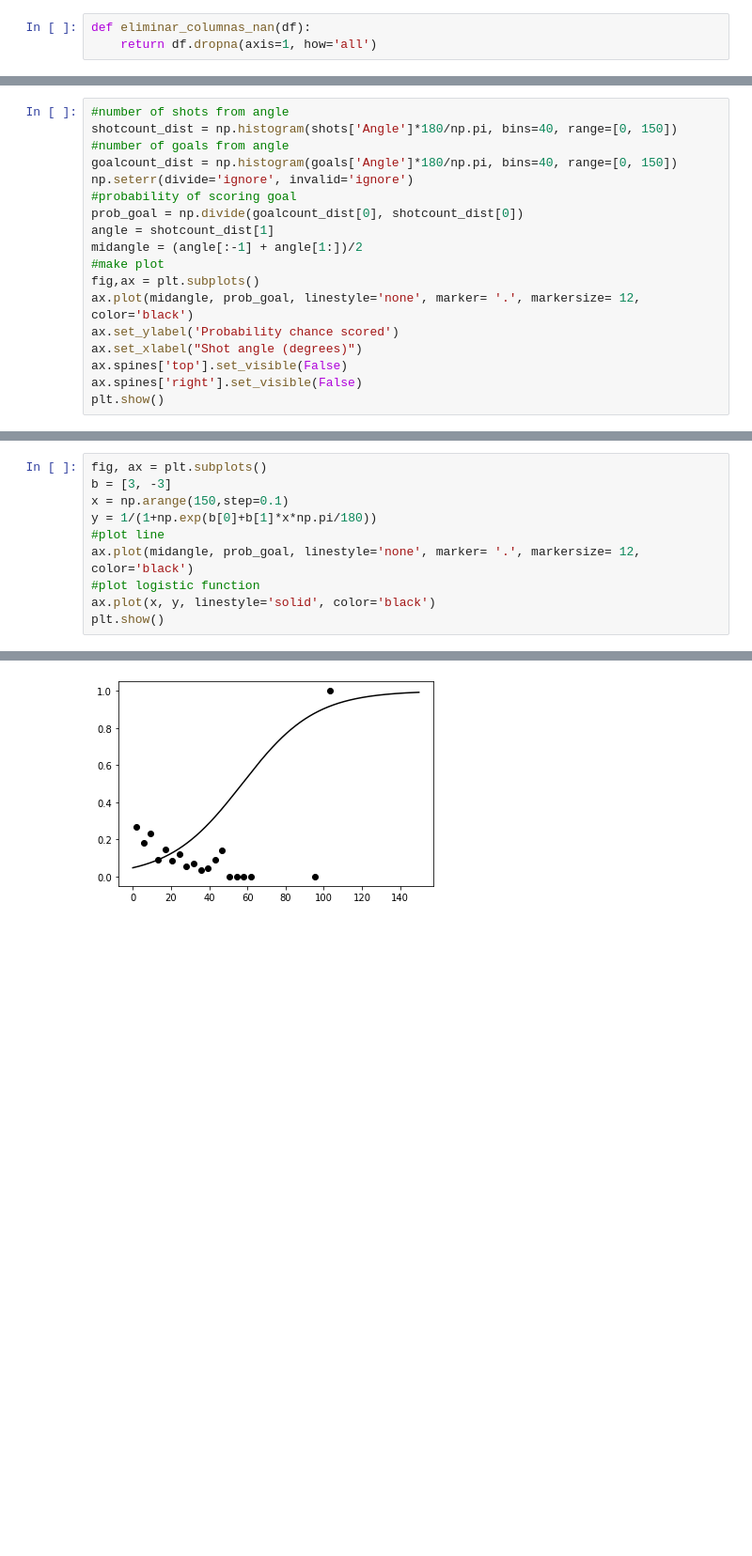
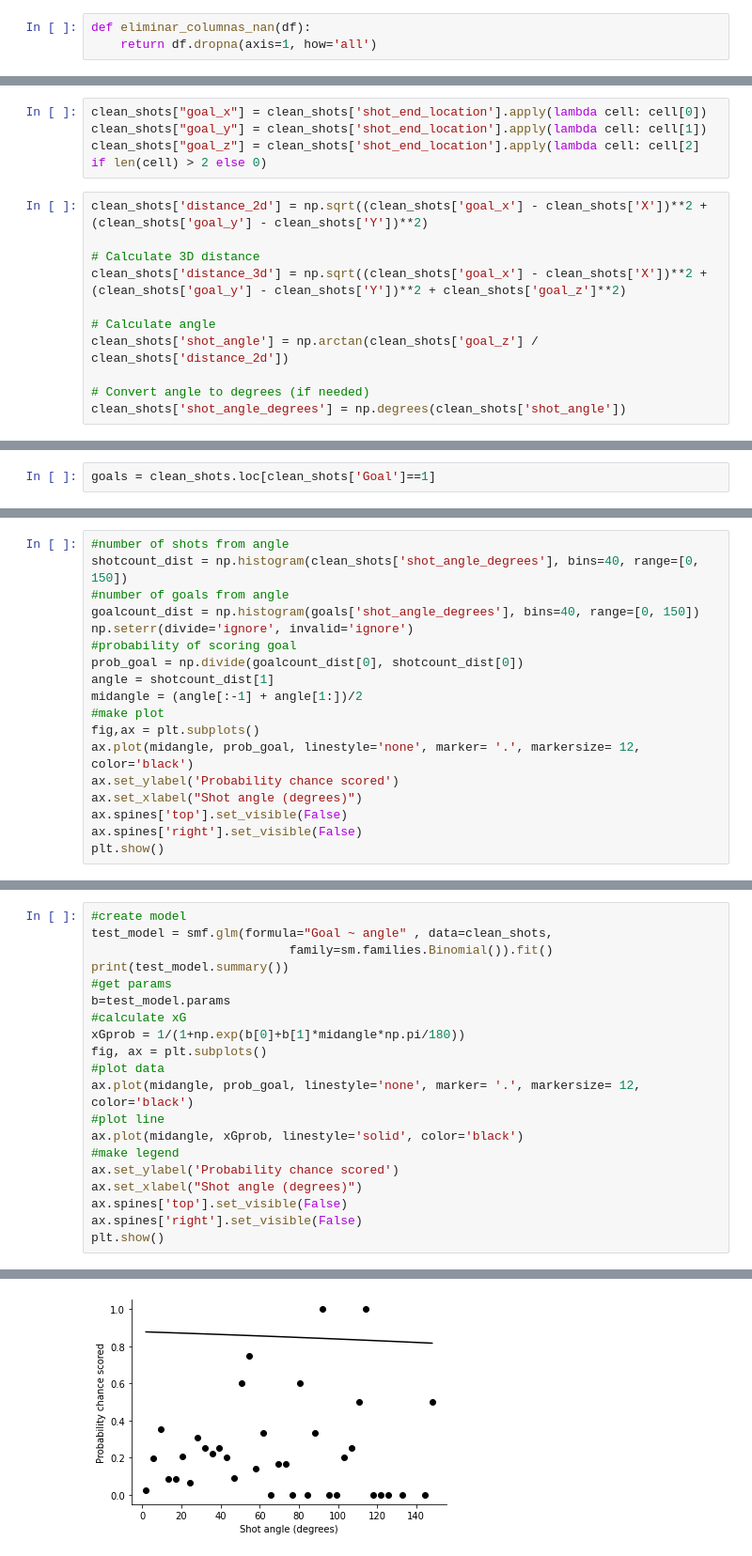
Before and after one commit to luisalawson/proyecto-TD8, a Jupyter notebook: BayerLeverkusenxG.ipynb, the cells around one changed output, grey strips where cells are left out. Shown at 94% size. Saved outputs shown, nothing was run; the diff lists cells and outputs as text; blank space fills up the shorter version.

```diff
--- a/BayerLeverkusenxG.ipynb
+++ b/BayerLeverkusenxG.ipynb
@@ -179,0 +90,15 @@ plt.show()
+# %%
+clean_shots["goal_x"] = clean_shots['shot_end_location'].apply(lambda cell: cell[0])
+clean_shots["goal_y"] = clean_shots['shot_end_location'].apply(lambda cell: cell[1])
+clean_shots["goal_z"] = clean_shots['shot_end_location'].apply(lambda cell: cell[2] if len(cell) > 2 else 0)
+# %%
+clean_shots['distance_2d'] = np.sqrt((clean_shots['goal_x'] - clean_shots['X'])**2 + (clean_shots['goal_y'] - clean_shots['Y'])**2)
+
+# Calculate 3D distance
+clean_shots['distance_3d'] = np.sqrt((clean_shots['goal_x'] - clean_shots['X'])**2 + (clean_shots['goal_y'] - clean_shots['Y'])**2 + clean_shots['goal_z']**2)
+
+# Calculate angle
+clean_shots['shot_angle'] = np.arctan(clean_shots['goal_z'] / clean_shots['distance_2d'])
+
+# Convert angle to degrees (if needed)
+clean_shots['shot_angle_degrees'] = np.degrees(clean_shots['shot_angle'])
@@ -180,2 +142,4 @@ plt.show()
+# %%
+goals = clean_shots.loc[clean_shots['Goal']==1]
 # %%
 #first 200 shots
@@ -210,8 +159,8 @@ Name: Angle, Length: 86, dtype: float64>
 # %%
 #number of shots from angle
-shotcount_dist = np.histogram(shots['Angle']*180/np.pi, bins=40, range=[0, 150])
+shotcount_dist = np.histogram(clean_shots['shot_angle_degrees'], bins=40, range=[0, 150])
 #number of goals from angle
-goalcount_dist = np.histogram(goals['Angle']*180/np.pi, bins=40, range=[0, 150])
+goalcount_dist = np.histogram(goals['shot_angle_degrees'], bins=40, range=[0, 150])
 np.seterr(divide='ignore', invalid='ignore')
 #probability of scoring goal
 prob_goal = np.divide(goalcount_dist[0], shotcount_dist[0])
@@ -230,11 +216,21 @@ plt.show()
 # %%
+#create model
+test_model = smf.glm(formula="Goal ~ angle" , data=clean_shots,
+                           family=sm.families.Binomial()).fit()
+print(test_model.summary())
+#get params
+b=test_model.params
+#calculate xG
+xGprob = 1/(1+np.exp(b[0]+b[1]*midangle*np.pi/180))
 fig, ax = plt.subplots()
-b = [3, -3]
-x = np.arange(150,step=0.1)
-y = 1/(1+np.exp(b[0]+b[1]*x*np.pi/180))
+#plot data
+ax.plot(midangle, prob_goal, linestyle='none', marker= '.', markersize= 12, color='black')
 #plot line
-ax.plot(midangle, prob_goal, linestyle='none', marker= '.', markersize= 12, color='black')
-#plot logistic function
-ax.plot(x, y, linestyle='solid', color='black')
+ax.plot(midangle, xGprob, linestyle='solid', color='black')
+#make legend
+ax.set_ylabel('Probability chance scored')
+ax.set_xlabel("Shot angle (degrees)")
+ax.spines['top'].set_visible(False)
+ax.spines['right'].set_visible(False)
 plt.show()
 # %% [output]
@@ -241 +254 @@ plt.show()
-[figure, old version]
+[figure, new version]
```
Also changed, not shown: parts of 26 cells of this notebook.
